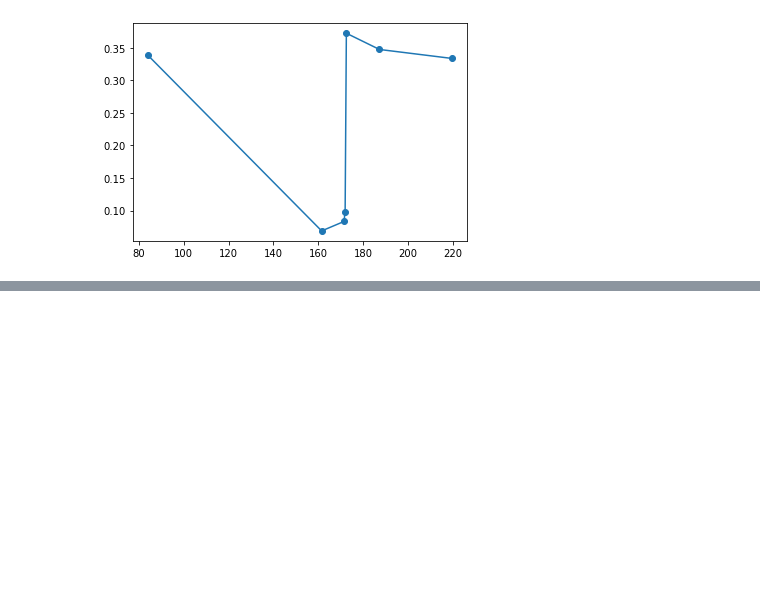
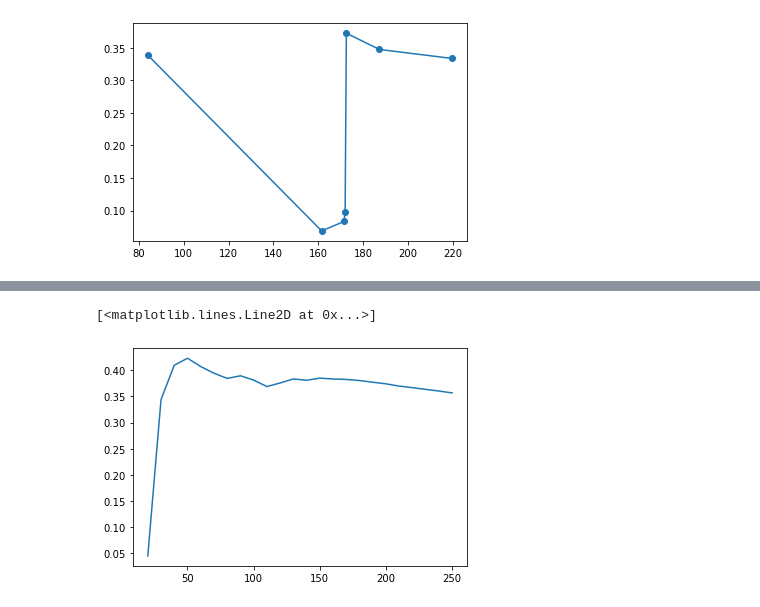
Before and after one commit to nissmar/ForgeryDetection, a Jupyter notebook: torch_noise_estim.ipynb, the cells around one changed output, grey strips where cells are left out. Saved outputs shown, nothing was run; the diff lists cells and outputs as text; code cells hidden in the pictures; blank space fills up the shorter version.

```diff
--- a/torch_noise_estim.ipynb
+++ b/torch_noise_estim.ipynb
@@ -129,0 +227,6 @@ plt.plot(Lm2,Lv2,'o-')
+# %%
+values=np.array(values)
+plt.plot(values,np.log(means)/np.sqrt(values))
+# %% [output]
+[<matplotlib.lines.Line2D at 0x...>]
+[figure, added]
```
Also changed, not shown: parts of 8 cells of this notebook, 6 other files.
